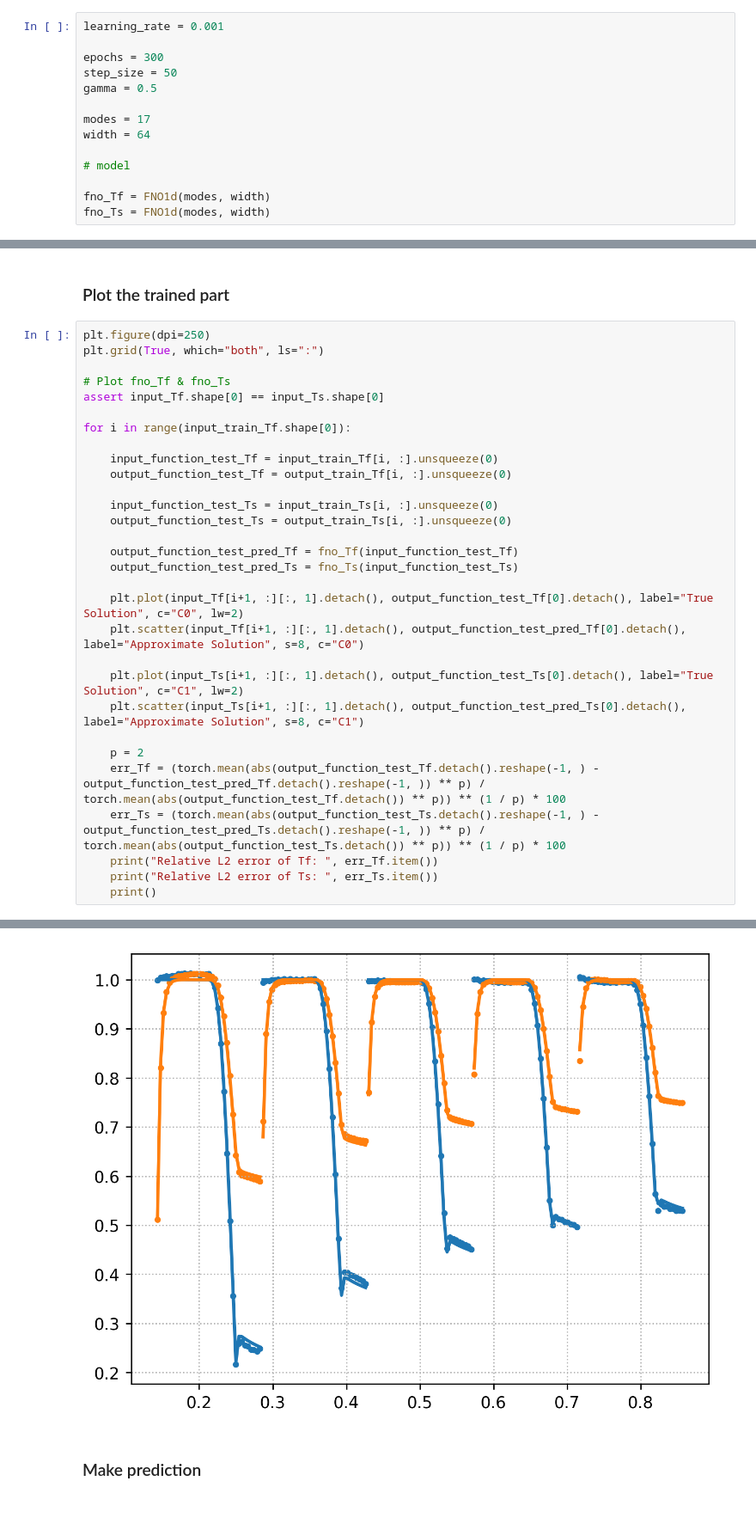
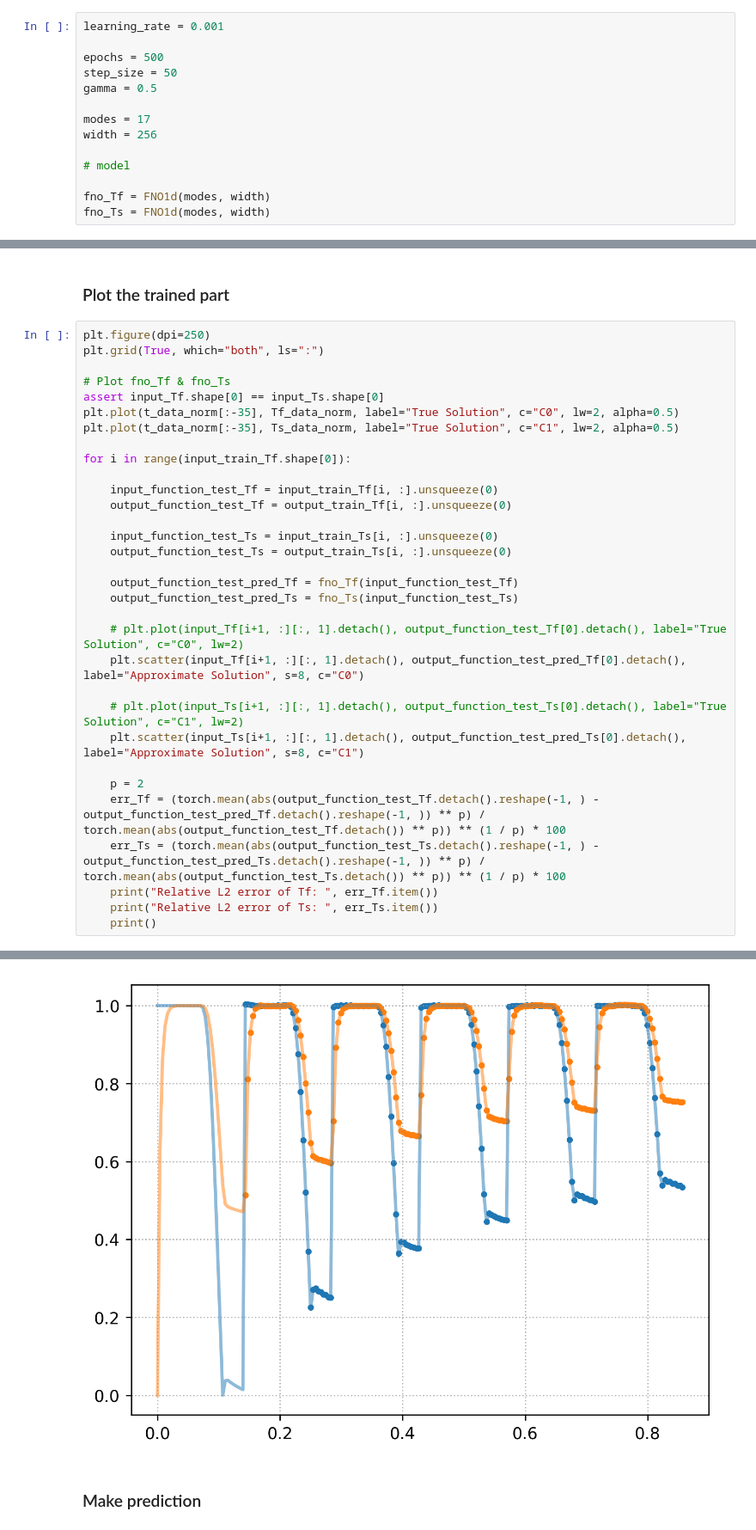
Before and after one commit to guglielmopacifico/DeepLearning, a Jupyter notebook: Task_3/task3.ipynb, the cells around one changed output, grey strips where cells are left out. Shown at 86% size. Saved outputs shown, nothing was run; the diff lists cells and outputs as text.

```diff
--- a/Task_3/task3.ipynb
+++ b/Task_3/task3.ipynb
@@ -240,12 +240,12 @@ output_train_Ts.shape torch.Size([5, 35])
 # %%
 learning_rate = 0.001
 
-epochs = 300
+epochs = 500
 step_size = 50
 gamma = 0.5
 
 modes = 17
-width = 64
+width = 256
 
 # model
 
@@ -337,6 +337,8 @@ plt.grid(True, which="both", ls=":")
 
 # Plot fno_Tf & fno_Ts
 assert input_Tf.shape[0] == input_Ts.shape[0]
+plt.plot(t_data_norm[:-35], Tf_data_norm, label="True Solution", c="C0", lw=2, alpha=0.5)
+plt.plot(t_data_norm[:-35], Ts_data_norm, label="True Solution", c="C1", lw=2, alpha=0.5)
 
 for i in range(input_train_Tf.shape[0]):
 
@@ -349,10 +351,10 @@ for i in range(input_train_Tf.shape[0]):
     output_function_test_pred_Tf = fno_Tf(input_function_test_Tf)
     output_function_test_pred_Ts = fno_Ts(input_function_test_Ts)
 
-    plt.plot(input_Tf[i+1, :][:, 1].detach(), output_function_test_Tf[0].detach(), label="True Solution", c="C0", lw=2)
+    # plt.plot(input_Tf[i+1, :][:, 1].detach(), output_function_test_Tf[0].detach(), label="True Solution", c="C0", lw=2)
     plt.scatter(input_Tf[i+1, :][:, 1].detach(), output_function_test_pred_Tf[0].detach(), label="Approximate Solution", s=8, c="C0")
 
-    plt.plot(input_Ts[i+1, :][:, 1].detach(), output_function_test_Ts[0].detach(), label="True Solution", c="C1", lw=2)
+    # plt.plot(input_Ts[i+1, :][:, 1].detach(), output_function_test_Ts[0].detach(), label="True Solution", c="C1", lw=2)
     plt.scatter(input_Ts[i+1, :][:, 1].detach(), output_function_test_pred_Ts[0].detach(), label="Approximate Solution", s=8, c="C1")
 
     p = 2
@@ -379,4 +381,4 @@ Relative L2 error of Ts:  0.4742594361305237
-[figure, old version]
+[figure, new version]
 # %% [markdown]
 ### Make prediction
 # %%
```
Also changed, not shown: parts of 4 cells of this notebook, 41 other files.
